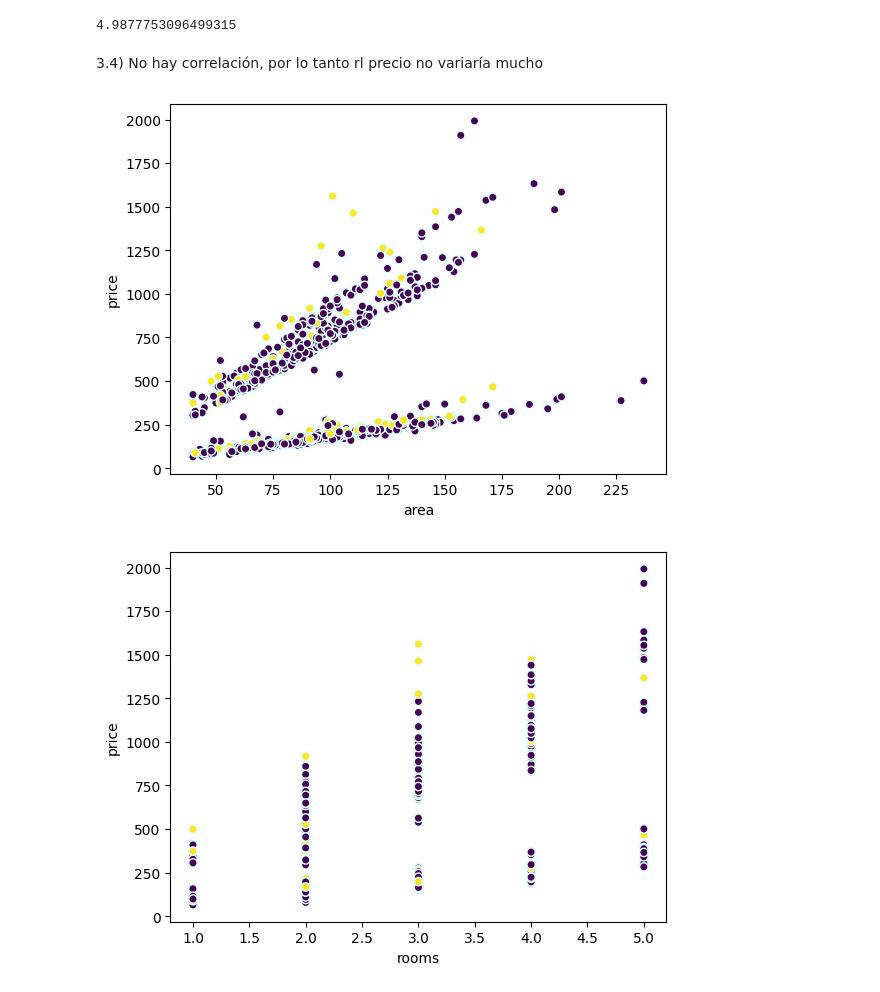
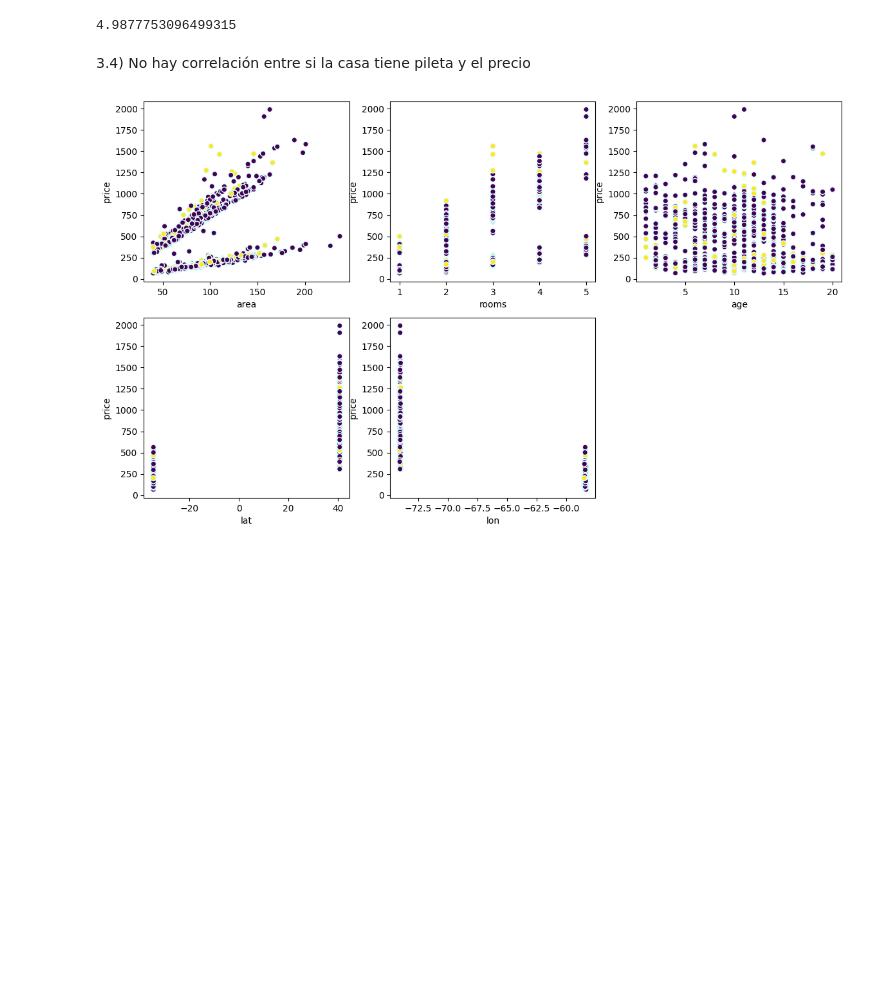
Before and after one commit to NazaGonella/TP01-machine-learning, a Jupyter notebook: Entrega_TP1.ipynb, the cells around one changed output. Cells and saved outputs as stored; diff of their text form; code cells hidden in the pictures; blank space fills up the shorter version.

```diff
--- a/Entrega_TP1.ipynb
+++ b/Entrega_TP1.ipynb
@@ -209,15 +222,16 @@ print(prediction_vivienda_amanda)
 print((processed_data.casas_dev['price'] / processed_data.casas_dev['area']).mean())
 # %% [output]
 4.9877753096499315
-# %% [markdown]
-3.4) No hay correlación, por lo tanto rl precio no variaría mucho
+# %% [markdown]
+3.4) No hay correlación entre si la casa tiene pileta y el precio
 # %%
-processed_data_nona : data_handler.ProcessedData = data_handler.ProcessedData(correct_data_types=True, normalize=False, area_units='m2', remove_na_rows=True)
-for caract in ['area', 'rooms', 'age', 'lat', 'lon']:
-    plt.scatter(processed_data_nona.casas_dev[caract], processed_data_nona.casas_dev['price'], edgecolors='lightcyan', c=processed_data_nona.casas_dev['has_pool'])
-    plt.xlabel(caract)
+plt.figure(figsize=(14, 8))
+other_features : list[str] = ['area', 'rooms', 'age', 'lat', 'lon']
+for i in range(1, len(other_features) + 1):
+    plt.subplot(2, 3, i)
+    plt.scatter(processed_data_nona.casas_dev[other_features[i-1]], processed_data_nona.casas_dev['price'], edgecolors='lightcyan', c=processed_data_nona.casas_dev['has_pool'])
+    plt.xlabel(other_features[i-1])
     plt.ylabel('price')
-    plt.show()
+plt.show()
 # %% [output]
-[figure, old version]
+[figure, new version]
-[figure, removed]
```
Also changed, not shown: parts of 7 cells of this notebook, 10 other files.
